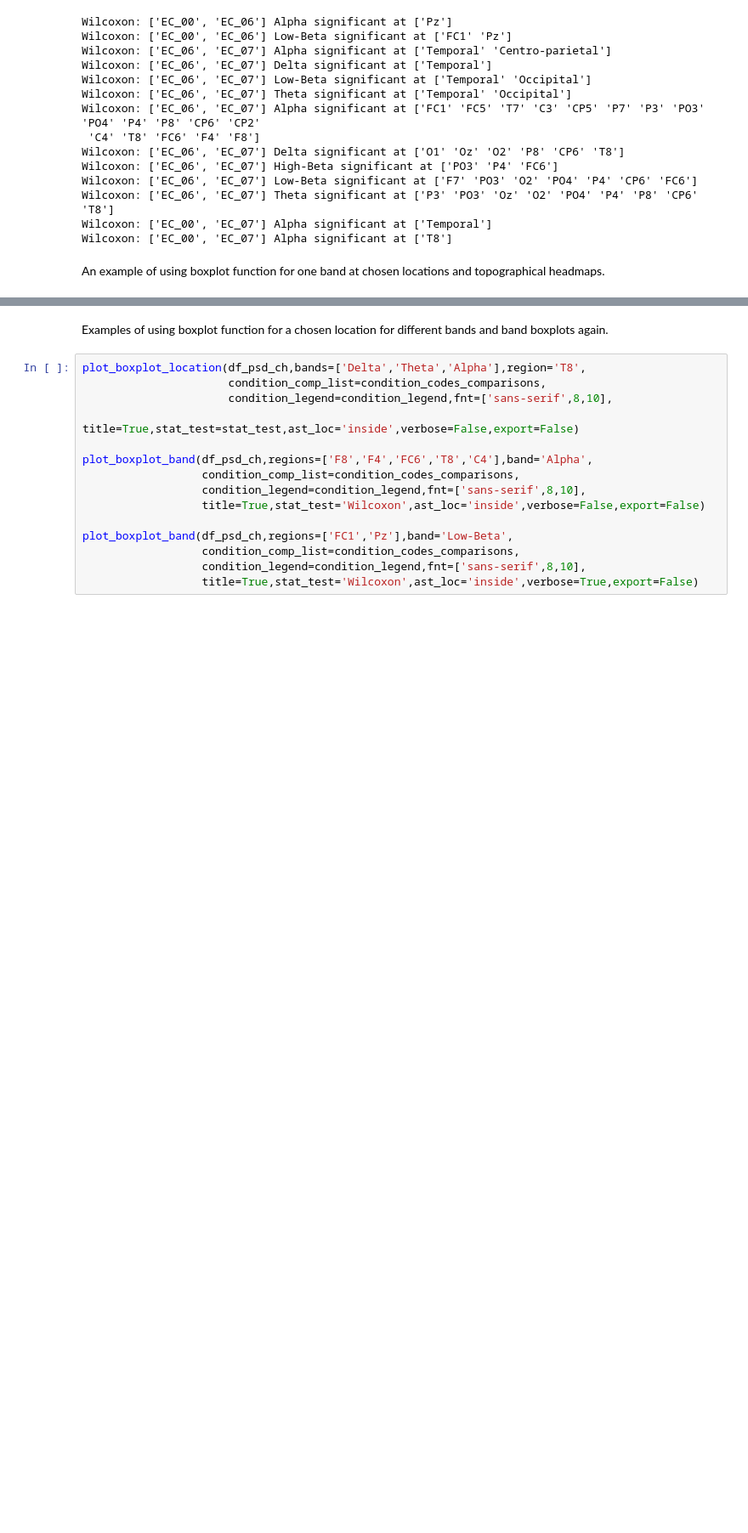
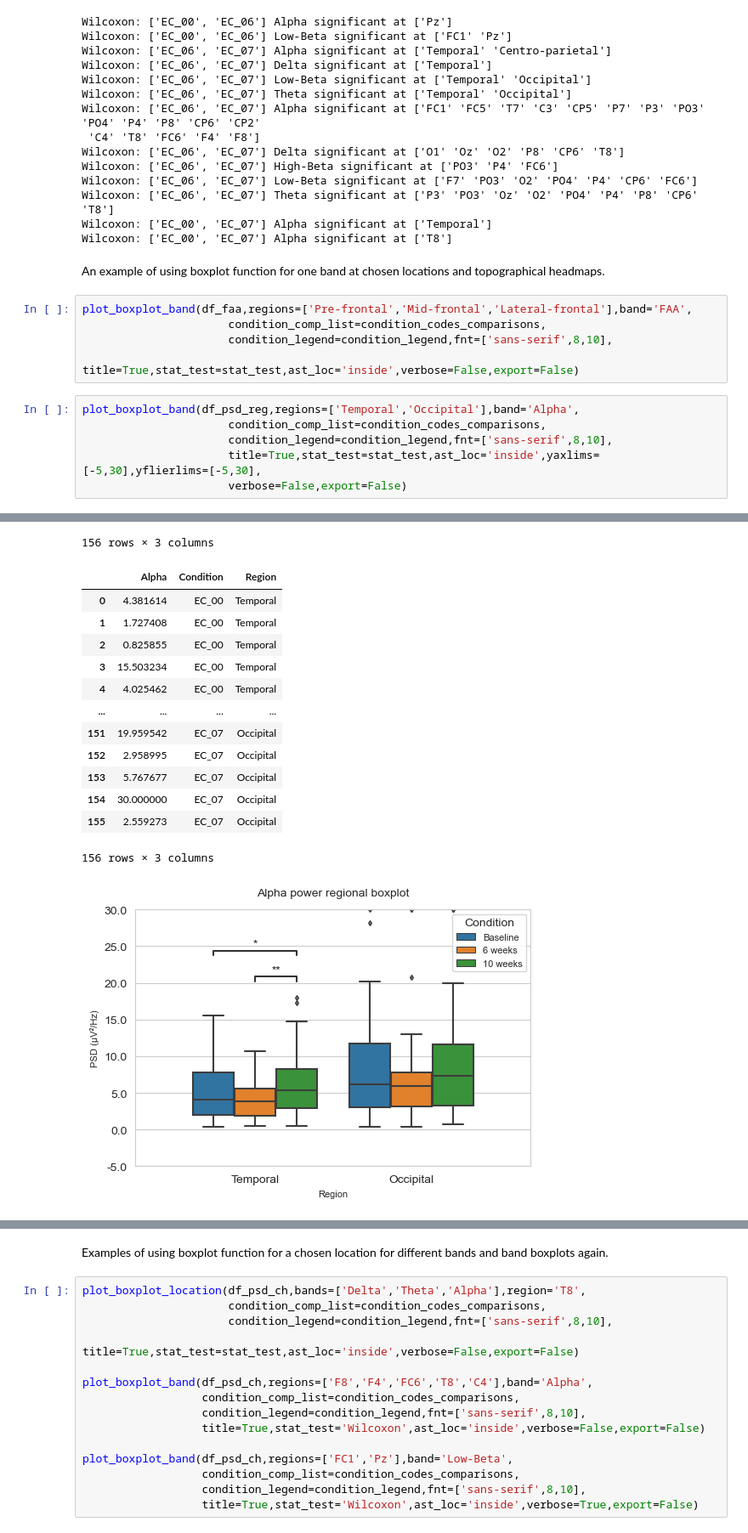
Before and after one commit to teanijarv/EEG-pyline, a Jupyter notebook: 04_datavisualisation.ipynb, the cells around one changed output, grey strips where cells are left out. Shown at 85% size. Drawn from its saved outputs; the diff is of its cells as text; blank space fills up the shorter version.

Commit message:
Boxplot outliers y-axis limit
- added some customisation options for displaying (or not) outliers

```diff
--- a/04_datavisualisation.ipynb
+++ b/04_datavisualisation.ipynb
@@ -105,3 +110,15 @@ Wilcoxon: ['EC_00', 'EC_07'] Alpha significant at ['Temporal']
 Wilcoxon: ['EC_00', 'EC_07'] Alpha significant at ['T8']
 # %% [markdown]
 An example of using boxplot function for one band at chosen locations and topographical headmaps.
+# %%
+plot_boxplot_band(df_faa,regions=['Pre-frontal','Mid-frontal','Lateral-frontal'],band='FAA',
+                      condition_comp_list=condition_codes_comparisons,
+                      condition_legend=condition_legend,fnt=['sans-serif',8,10],
+                      title=True,stat_test=stat_test,ast_loc='inside',verbose=False,export=False)
+# %%
+plot_boxplot_band(df_psd_reg,regions=['Temporal','Occipital'],band='Alpha',
+                      condition_comp_list=condition_codes_comparisons,
+                      condition_legend=condition_legend,fnt=['sans-serif',8,10],
+                      title=True,stat_test=stat_test,ast_loc='inside',yaxlims=[-5,30],yflierlims=[-5,30],
+                      verbose=False,export=False)
+# %% [output]
@@ -107,0 +137,15 @@ An example of using boxplot function for one band at chosen locations and topogr
+156 rows × 3 columns
+|  | Alpha | Condition | Region |
+| 0 | 4.381614 | EC_00 | Temporal |
+| 1 | 1.727408 | EC_00 | Temporal |
+| 2 | 0.825855 | EC_00 | Temporal |
+| 3 | 15.503234 | EC_00 | Temporal |
+| 4 | 4.025462 | EC_00 | Temporal |
+| ... | ... | ... | ... |
+| 151 | 19.959542 | EC_07 | Occipital |
+| 152 | 2.958995 | EC_07 | Occipital |
+| 153 | 5.767677 | EC_07 | Occipital |
+| 154 | 30.000000 | EC_07 | Occipital |
+| 155 | 2.559273 | EC_07 | Occipital |
+156 rows × 3 columns
+[figure, added]
```
Also changed, not shown: parts of 5 cells of this notebook, 3 other files.
